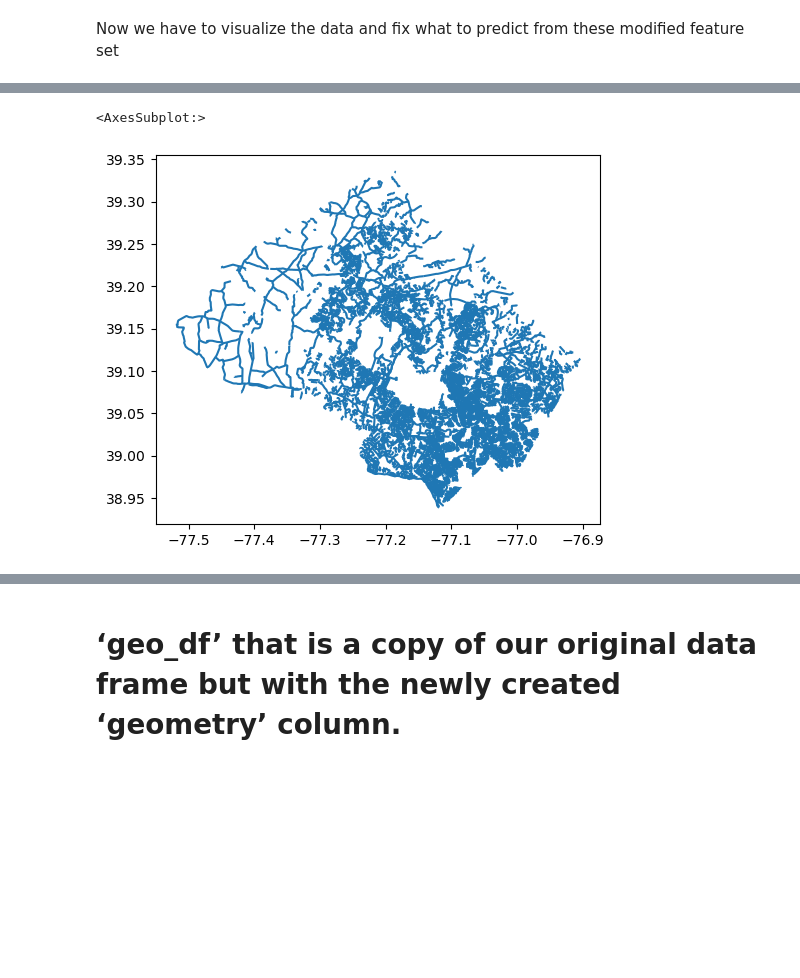
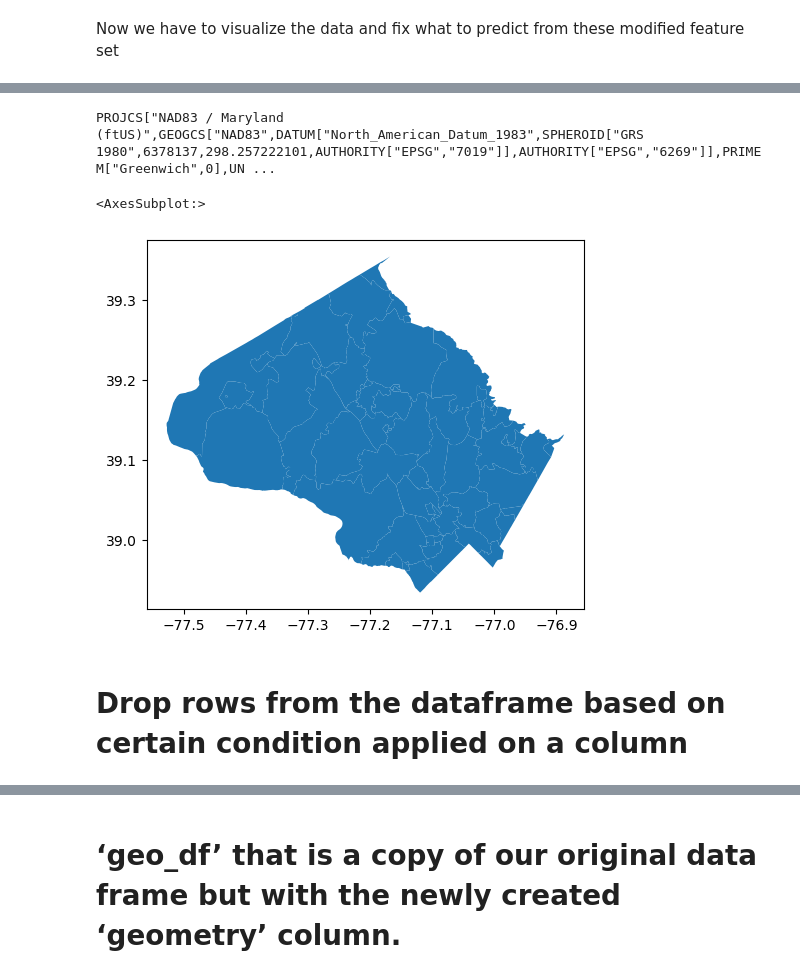
Before and after one commit to Shawon046/Crime-Prediction-for-Montgomery-County, a Jupyter notebook: crime predictor.ipynb, the cells around one changed output, grey strips where cells are left out. Cells and saved outputs as stored; diff of their text form; code cells hidden in the pictures; blank space fills up the shorter version.

```diff
--- a/crime predictor.ipynb
+++ b/crime predictor.ipynb
@@ -100,12 +99,17 @@ gdf.plot(ax=world.plot(figsize=(10, 6)), marker='o', color='red', markersize=15)
 # %%
 # Montgomery County maintained roads
 # https://data.imap.maryland.gov/datasets/maryland::montgomery-county-maintained-roads/explore?location=39.168559%2C-76.905435%2C9.35
 # https://catalog.data.gov/dataset/tiger-line-shapefile-2018-county-montgomery-county-md-all-roads-county-based-shapefile
-montgomery_county_map = gpd.read_file('MDOT_Know_Your_Roads.shp')
+# crs = {'init':'EPSG:4326'}
+montgomery_county_map = gpd.read_file('Zipcodes.shp')
+print(montgomery_county_map.crs)
 montgomery_county_map.to_crs(epsg=4326).plot()
 
 # Other sources for multiple data view
 # https://montgomeryplanning.org/tools/gis-and-mapping/map-library/
 # %% [output]
-<AxesSubplot:>
+PROJCS["NAD83 / Maryland (ftUS)",GEOGCS["NAD83",DATUM["North_American_Datum_1983",SPHEROID["GRS 1980",6378137,298.257222101,AUTHORITY["EPSG","7019"]],AUTHORITY["EPSG","6269"]],PRIMEM["Greenwich",0],UN ...
+<AxesSubplot:>
-[figure, old version]
+[figure, new version]
+# %% [markdown]
+# Drop rows from the dataframe based on certain condition applied on a column
```
Also changed, not shown: parts of 13 cells of this notebook.
